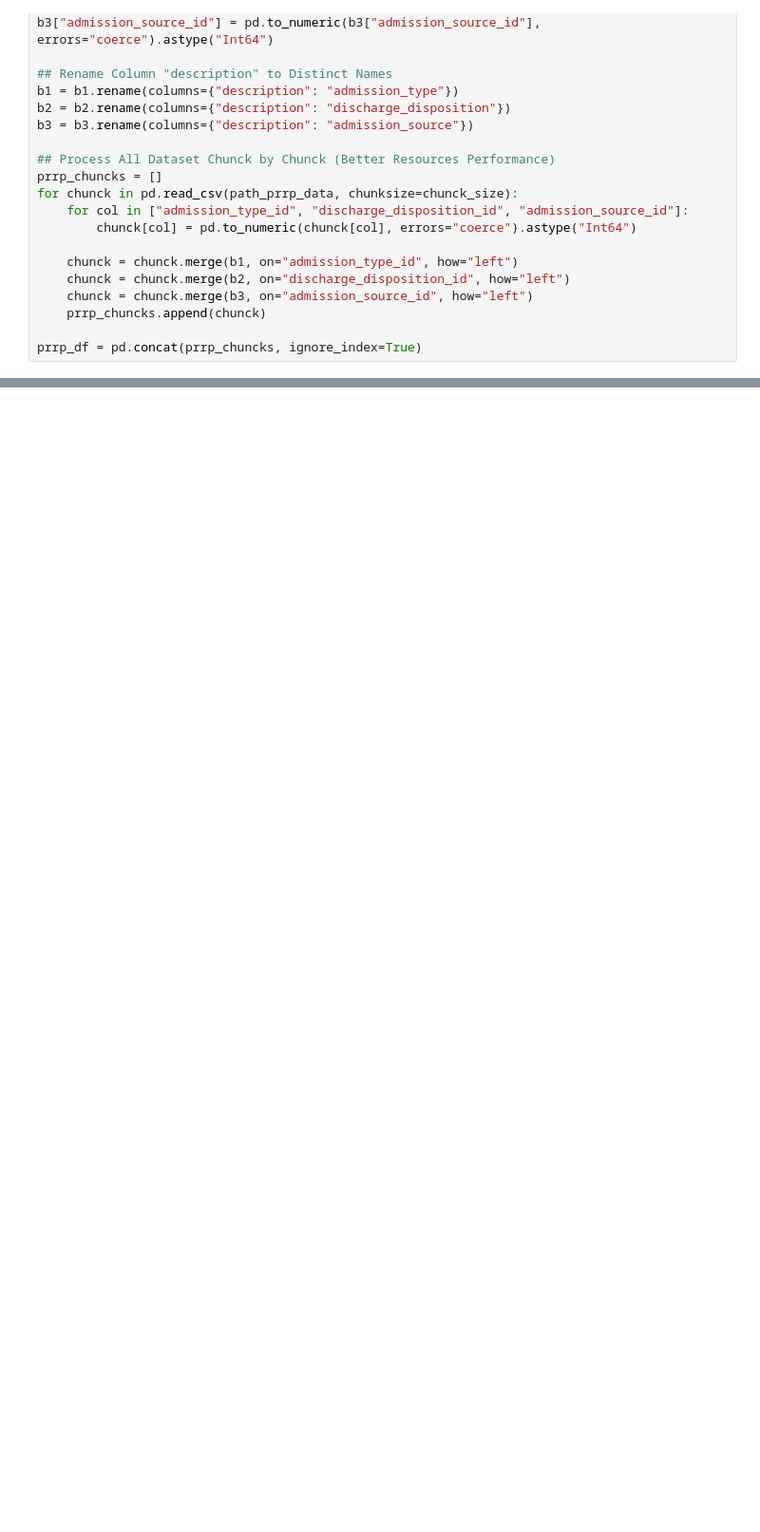
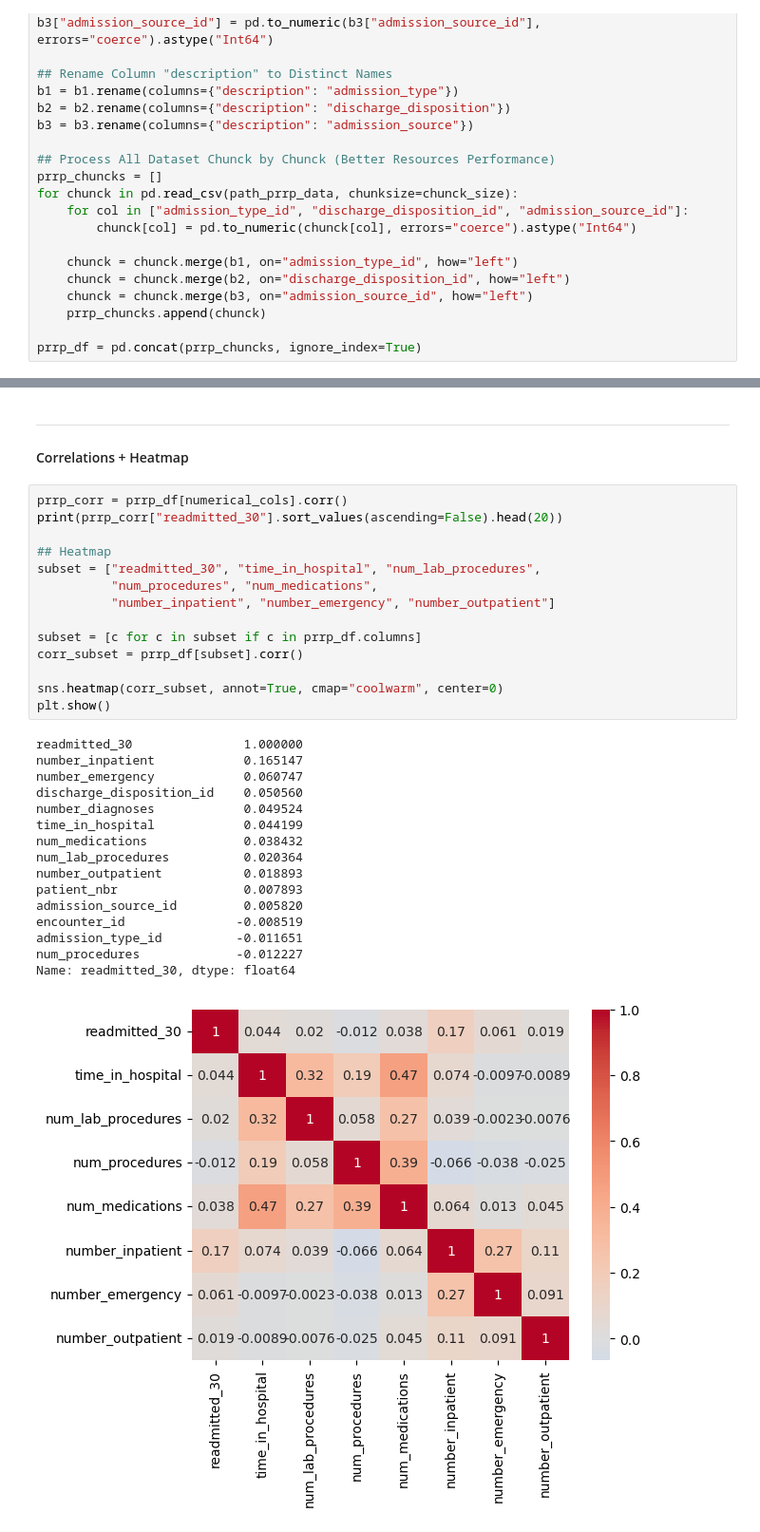
Before and after one commit to oSLaYN/patient-readmission-risk-predictor, a Jupyter notebook: main.ipynb, the cells around one changed output, grey strips where cells are left out. Shown at 95% size. Drawn from its saved outputs; the diff is of its cells as text; blank space fills up the shorter version.

```diff
--- a/main.ipynb
+++ b/main.ipynb
@@ -163,0 +268,35 @@ Name: count, dtype: int64
+# %% [markdown]
+<hr />
+
+#### Correlations + Heatmap
+# %%
+prrp_corr = prrp_df[numerical_cols].corr()
+print(prrp_corr["readmitted_30"].sort_values(ascending=False).head(20))
+
+## Heatmap
+subset = ["readmitted_30", "time_in_hospital", "num_lab_procedures",
+          "num_procedures", "num_medications",
+          "number_inpatient", "number_emergency", "number_outpatient"]
+
+subset = [c for c in subset if c in prrp_df.columns]
+corr_subset = prrp_df[subset].corr()
+
+sns.heatmap(corr_subset, annot=True, cmap="coolwarm", center=0)
+plt.show()
+# %% [output]
+readmitted_30               1.000000
+number_inpatient            0.165147
+number_emergency            0.060747
+discharge_disposition_id    0.050560
+number_diagnoses            0.049524
+time_in_hospital            0.044199
+num_medications             0.038432
+num_lab_procedures          0.020364
+number_outpatient           0.018893
+patient_nbr                 0.007893
+admission_source_id         0.005820
+encounter_id               -0.008519
+admission_type_id          -0.011651
+num_procedures             -0.012227
+Name: readmitted_30, dtype: float64
+[figure, added]
```
Also changed, not shown: parts of 13 cells of this notebook.
